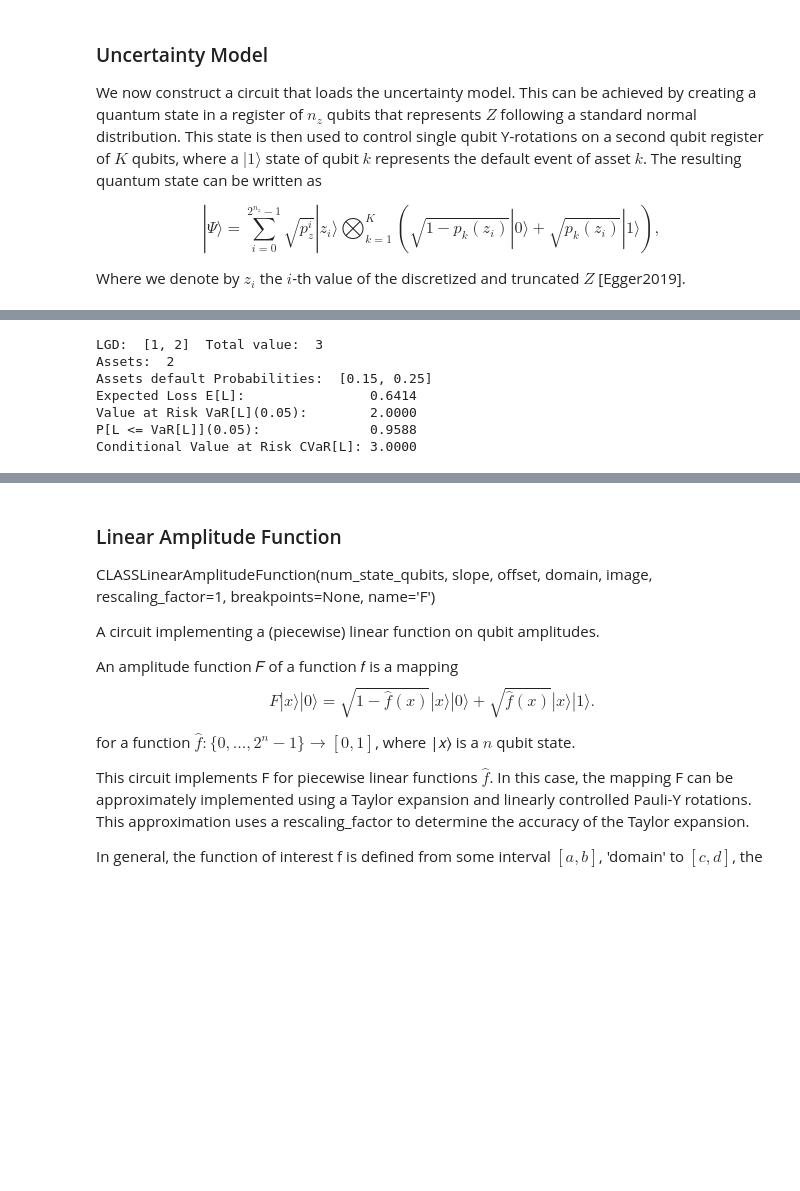
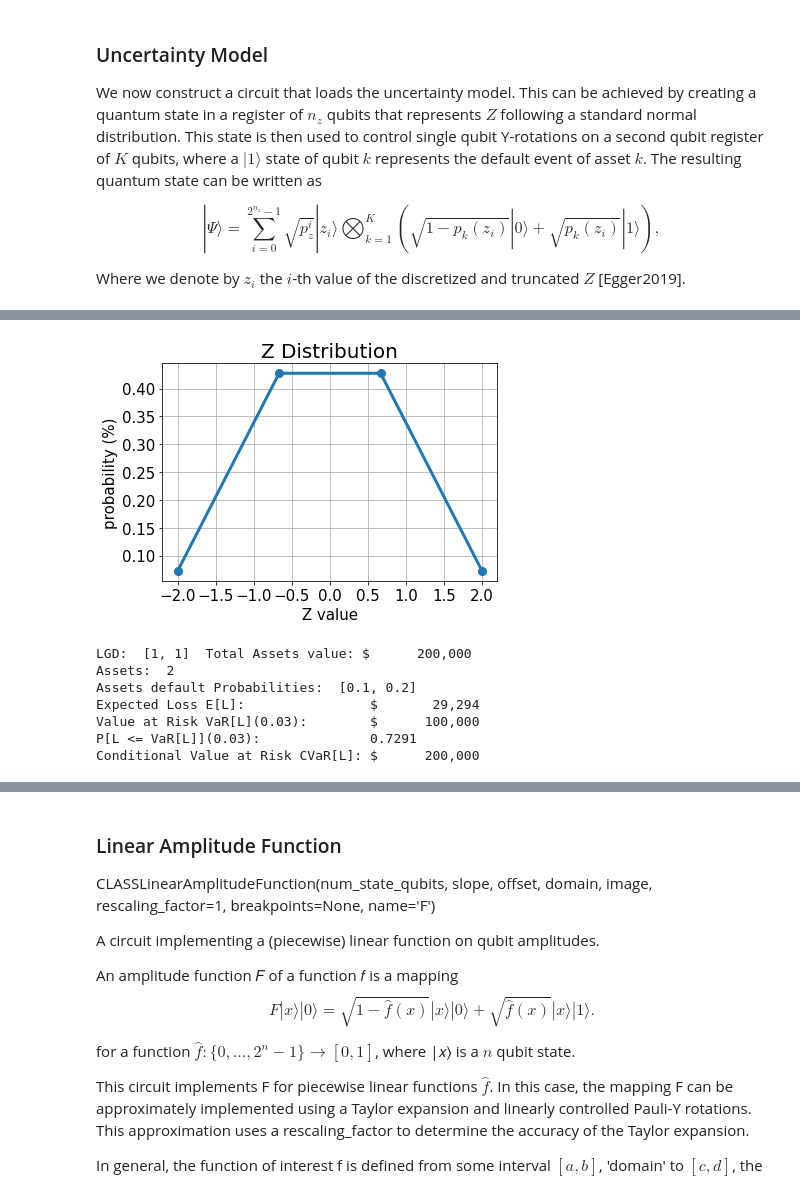
Before and after one commit to sergiogh/upc_credit_risk, a Jupyter notebook: final_project_credit_risk.ipynb, the cells around one changed output, grey strips where cells are left out. Saved outputs shown, nothing was run; the diff lists cells and outputs as text; code cells hidden in the pictures; blank space fills up the shorter version.

```diff
--- a/final_project_credit_risk.ipynb
+++ b/final_project_credit_risk.ipynb
@@ -156,16 +223,29 @@ exact_cvar = np.dot(pdf[(i_var+1):], losses[(i_var+1):])/sum(pdf[(i_var+1):])
+# %%
+# plot results for Z
+plt.plot(z_values, p_z, 'o-', linewidth=3, markersize=8)
+plt.grid()
+plt.xlabel('Z value', size=15)
+plt.ylabel('probability (%)', size=15)
+plt.title('Z Distribution', size=20)
+plt.xticks(size=15)
+plt.yticks(size=15)
+plt.show()
+# %% [output]
+[figure, added]
 # %%
-print('LGD: ', lgd, ' Total value: ', sum(lgd))
+
+print('LGD: ', loss_given_default, ' Total Assets value: $ {0:12,.0f}'.format(sum(loss_given_default)*lgd_factor))
 print('Assets: ', K)
-print('Assets default Probabilities: ', p_zeros)
-print('Expected Loss E[L]:                %.4f' % expected_loss)
-print('Value at Risk VaR[L](%.2f):        %.4f' % (alpha, exact_var))
-print('P[L <= VaR[L]](%.2f):              %.4f' % (alpha, cdf[exact_var]))
-print('Conditional Value at Risk CVaR[L]: %.4f' % exact_cvar)
+print('Assets default Probabilities: ', probability_default)
+print('Expected Loss E[L]:                $ {0:12,.0f}'.format(expected_loss*lgd_factor))
+print('Value at Risk VaR[L](%.2f):        $ {0:12,.0f}'.format((exact_var*lgd_factor)) % (alpha))
+print('P[L <= VaR[L]](%.2f):              %.4f' % (alpha, p_l_less_than_var))
+print('Conditional Value at Risk CVaR[L]: $ {0:12,.0f}'.format(exact_cvar*lgd_factor))
 # %% [output]
-LGD:  [1, 2]  Total value:  3
+LGD:  [1, 1]  Total Assets value: $      200,000
 Assets:  2
-Assets default Probabilities:  [0.15, 0.25]
-Expected Loss E[L]:                0.6414
-Value at Risk VaR[L](0.05):        2.0000
-P[L <= VaR[L]](0.05):              0.9588
-Conditional Value at Risk CVaR[L]: 3.0000
+Assets default Probabilities:  [0.1, 0.2]
+Expected Loss E[L]:                $       29,294
+Value at Risk VaR[L](0.03):        $      100,000
+P[L <= VaR[L]](0.03):              0.7291
+Conditional Value at Risk CVaR[L]: $      200,000
```
Also changed, not shown: parts of 37 cells of this notebook, 4 other files.
